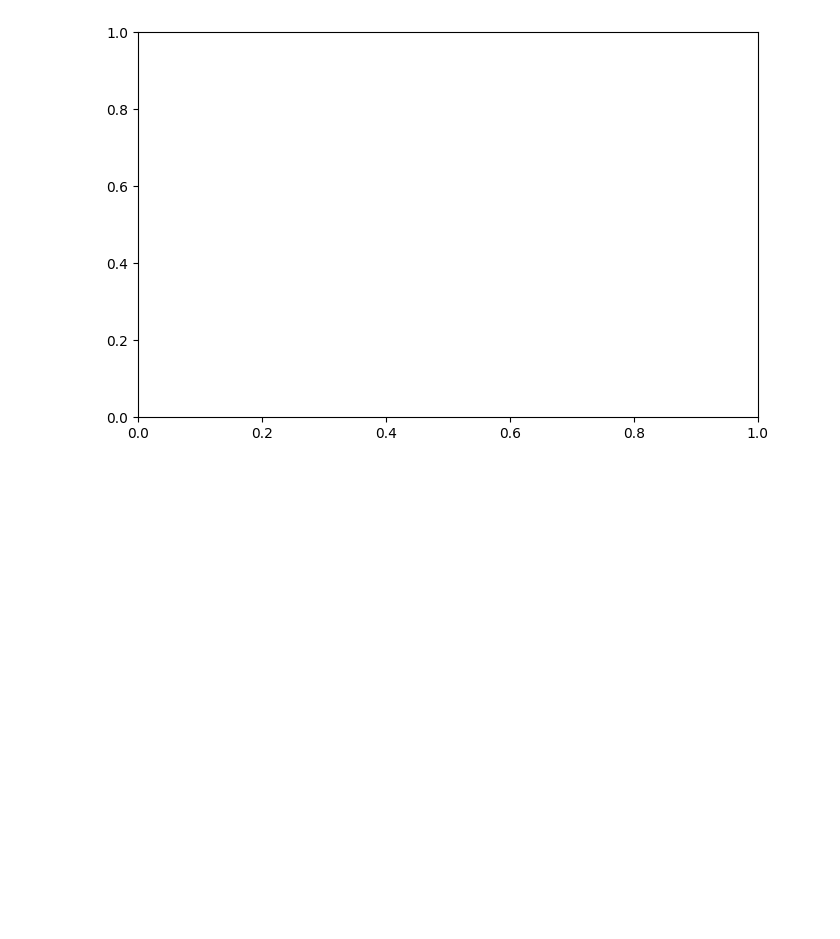
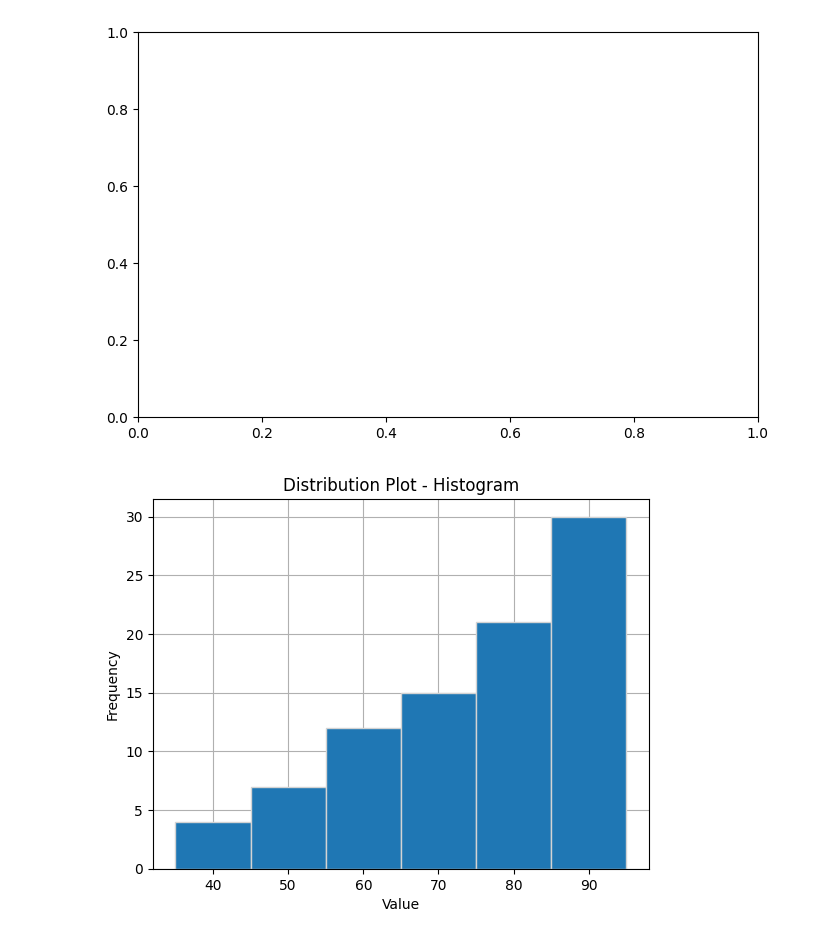
Before and after one commit to HKSinha510/college, a Jupyter notebook: sem-4/AI403/assign/exp3.ipynb, the cells around one changed output. Drawn from its saved outputs; the diff is of its cells as text; code cells hidden in the pictures; blank space fills up the shorter version.

```diff
--- a/sem-4/AI403/assign/exp3.ipynb
+++ b/sem-4/AI403/assign/exp3.ipynb
@@ -97,3 +100,16 @@ plt.show()
 # %% [output]
 TypeError: float() argument must be a string or a real number, not 'pandas._libs.interval.Interval'
 [figure]
+# %%
+#histogram of marks
+
+plt.hist(df_student.Marks, ec='lightgray', bins=sturges, cumulative=True, zorder=2)
+
+plt.xlabel('Value')
+plt.ylabel('Frequency')
+plt.title('Distribution Plot - Histogram')
+plt.grid(zorder=0)
+
+plt.show()
+# %% [output]
+[figure, added]
```
Also changed, not shown: parts of 4 cells of this notebook, 29 other files.
